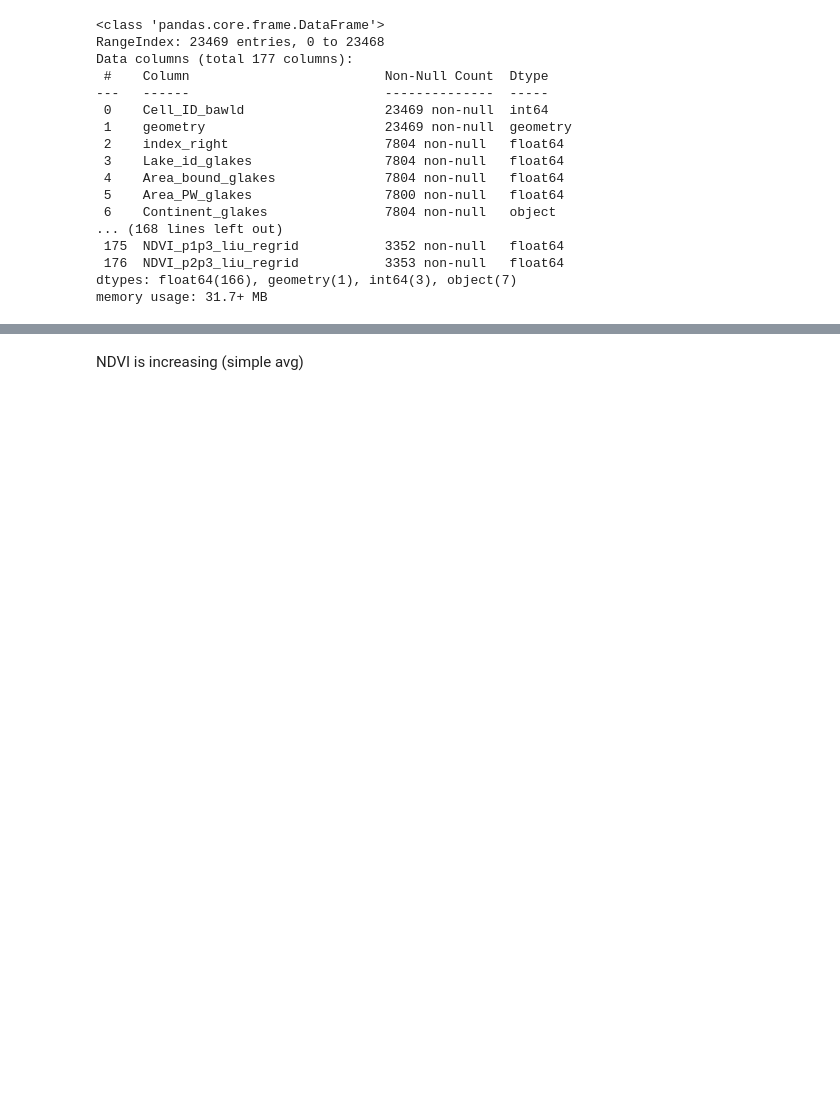
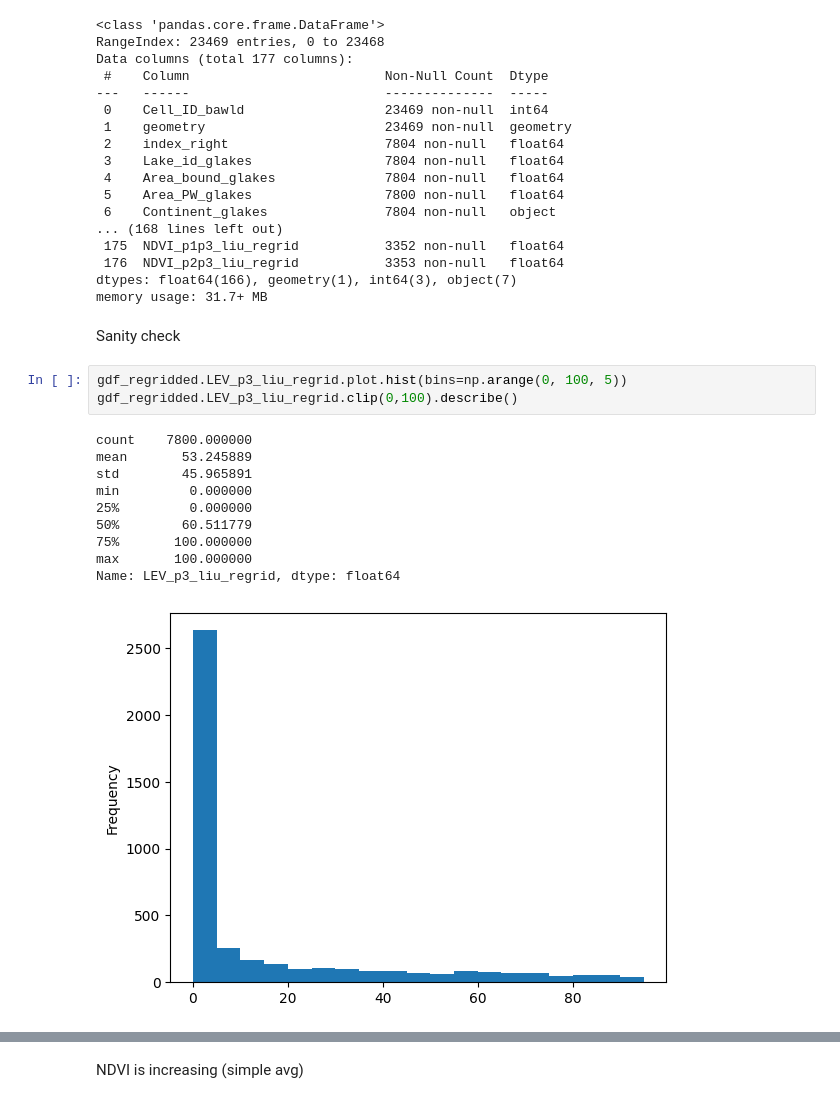
Before and after one commit to ekcomputer/land-cover, a Jupyter notebook: notebooks/joins/regrid_to_bawld_and_plot.ipynb, the cells around one changed output, grey strips where cells are left out. Cells and saved outputs as stored; diff of their text form; blank space fills up the shorter version.

```diff
--- a/notebooks/joins/regrid_to_bawld_and_plot.ipynb
+++ b/notebooks/joins/regrid_to_bawld_and_plot.ipynb
@@ -306,3 +331,19 @@ Data columns (total 177 columns):
  176  NDVI_p2p3_liu_regrid           3353 non-null   float64
 dtypes: float64(166), geometry(1), int64(3), object(7)
 memory usage: 31.7+ MB
+# %% [markdown]
+Sanity check
+# %%
+gdf_regridded.LEV_p3_liu_regrid.plot.hist(bins=np.arange(0, 100, 5))
+gdf_regridded.LEV_p3_liu_regrid.clip(0,100).describe()
+# %% [output]
+count    7800.000000
+mean       53.245889
+std        45.965891
+min         0.000000
+25%         0.000000
+50%        60.511779
+75%       100.000000
+max       100.000000
+Name: LEV_p3_liu_regrid, dtype: float64
+[figure, added]
```
Also changed, not shown: parts of 15 cells of this notebook, 2 other files.
